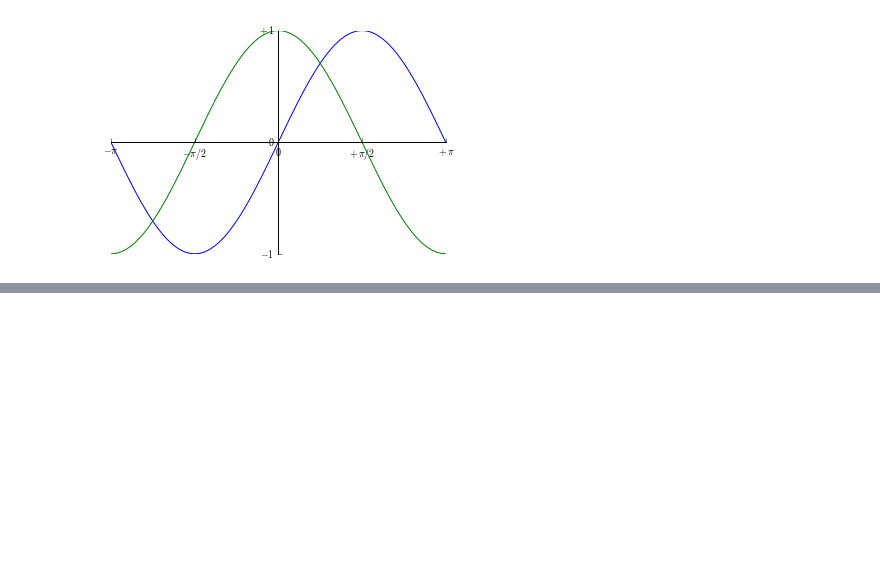
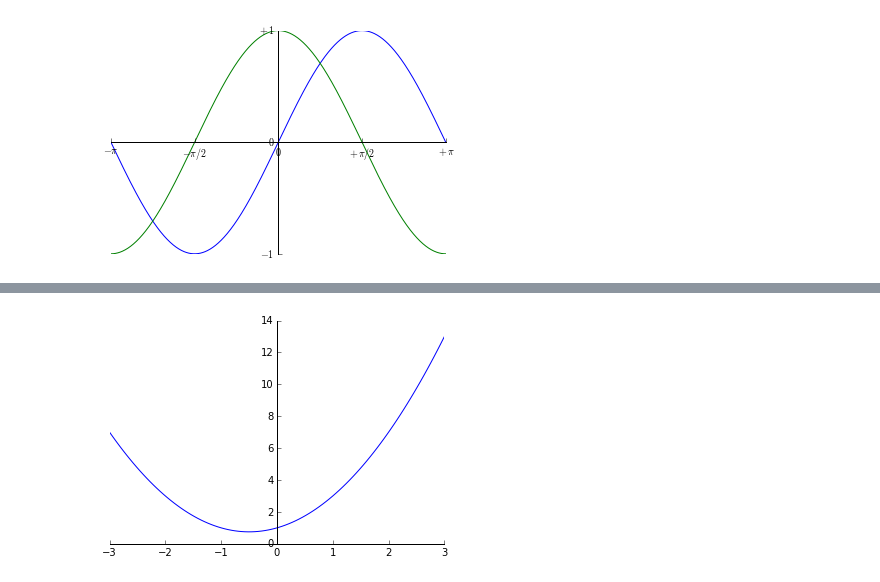
Before and after one commit to joomladigger/quant-calculus, a Jupyter notebook: Functions adn Models.ipynb, the cells around one changed output, grey strips where cells are left out. Saved outputs shown, nothing was run; the diff lists cells and outputs as text; code cells hidden in the pictures; blank space fills up the shorter version.

```diff
--- a/Functions adn Models.ipynb
+++ b/Functions adn Models.ipynb
@@ -77,0 +93,8 @@ plot_xy(x,y1)
+# %%
+def f(x):
+    return x**2 + x + 1
+x = linspace(-3,3,100)
+y = f(x)
+plot_xy(x,y)
+# %% [output]
+[figure, added]
```
Also changed, not shown: parts of 12 cells of this notebook.
